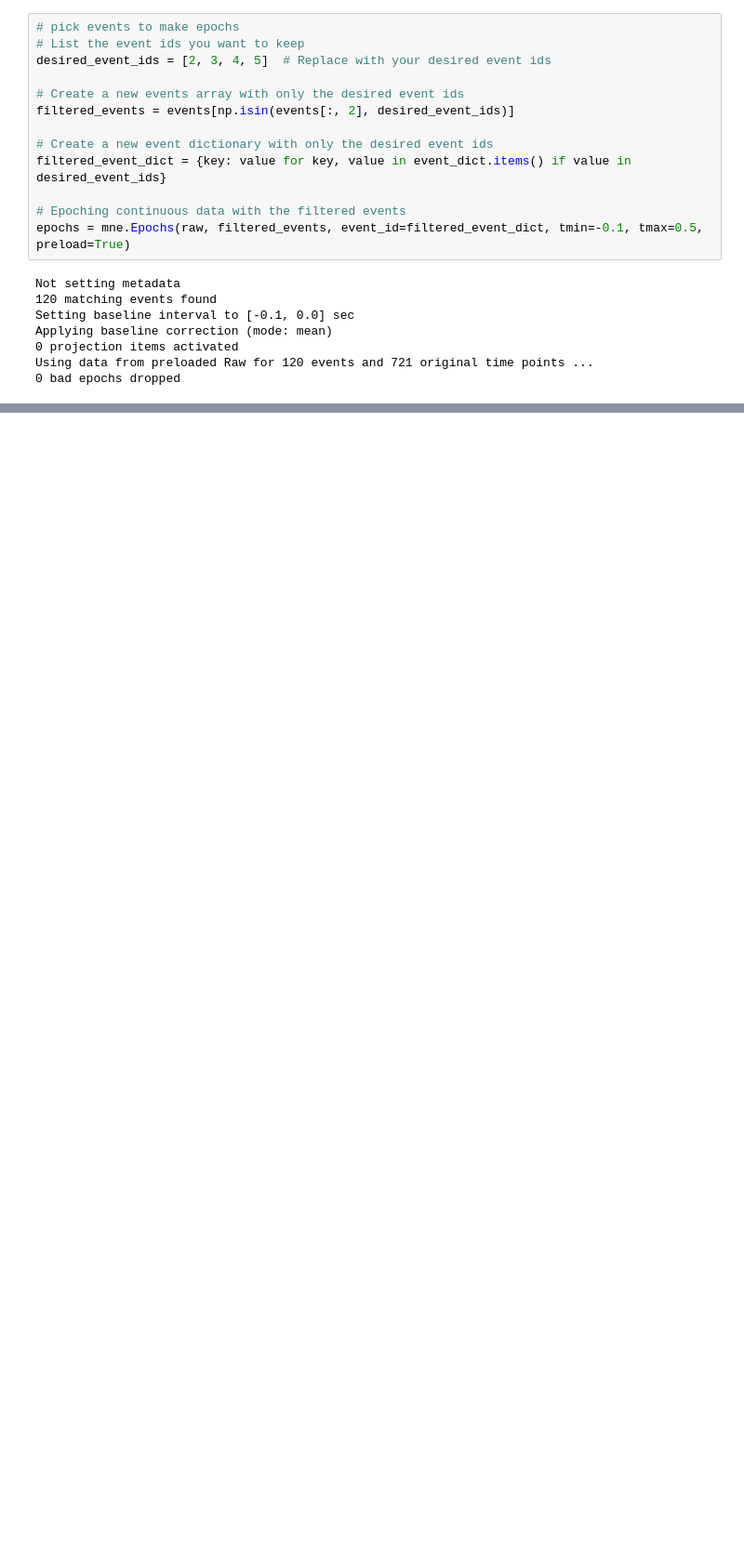
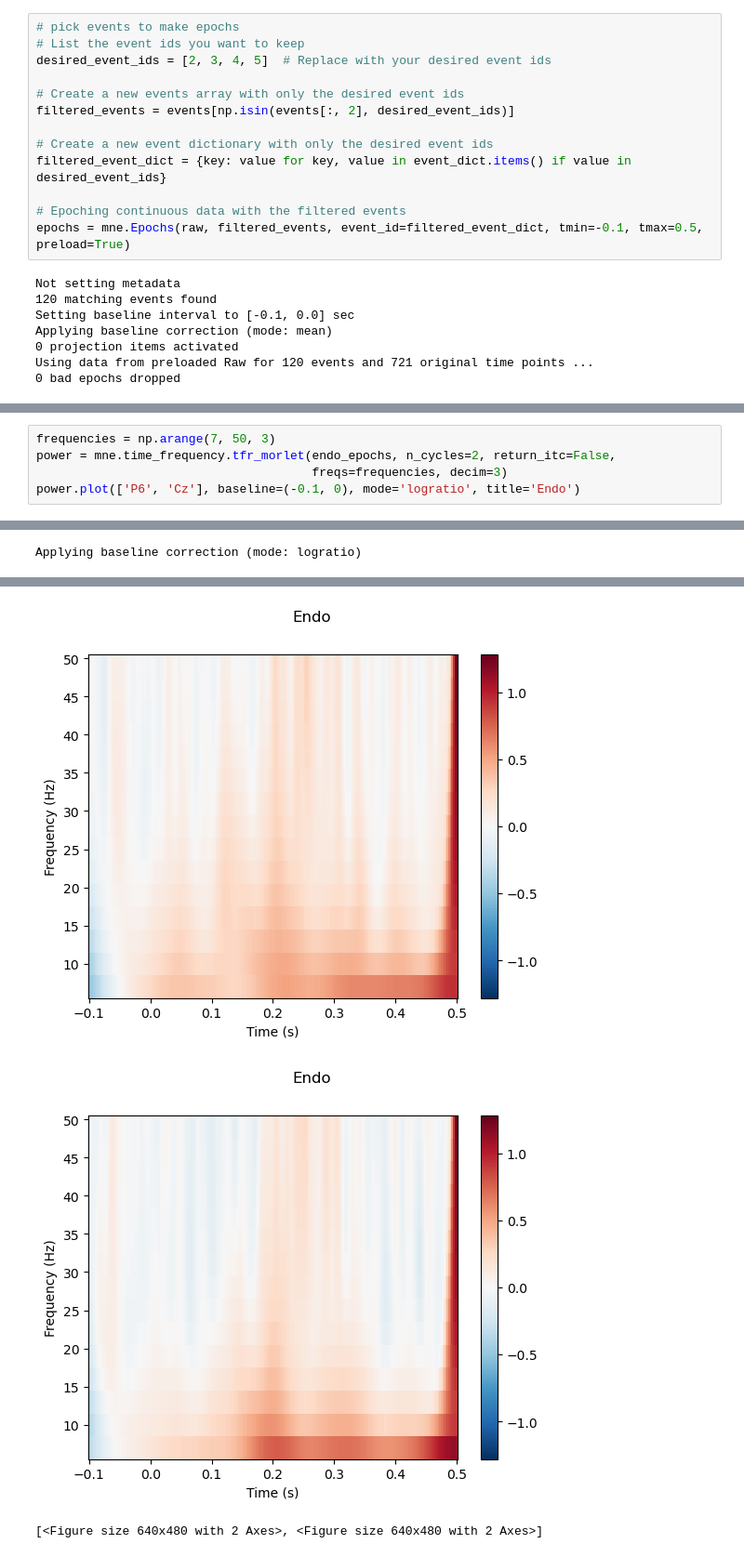
Before and after one commit to Shawnzty/tACS-Attention, a Jupyter notebook: processing/eeg_overview.ipynb, the cells around one changed output, grey strips where cells are left out. Shown: that part at 93% size. Drawn from its saved outputs; the diff is of its cells as text; blank space fills up the shorter version.

```diff
--- a/processing/eeg_overview.ipynb
+++ b/processing/eeg_overview.ipynb
@@ -275,0 +280,6 @@ No baseline correction applied
+# %%
+frequencies = np.arange(7, 50, 3)
+power = mne.time_frequency.tfr_morlet(endo_epochs, n_cycles=2, return_itc=False,
+                                      freqs=frequencies, decim=3)
+power.plot(['P6', 'Cz'], baseline=(-0.1, 0), mode='logratio', title='Endo')
+# %% [output]
@@ -275,0 +291 @@ No baseline correction applied
+Applying baseline correction (mode: logratio)
@@ -275,0 +293,3 @@ No baseline correction applied
+[figure, added]
+[figure, added]
+[<Figure size 640x480 with 2 Axes>, <Figure size 640x480 with 2 Axes>]
```
Also changed, not shown: parts of 4 cells of this notebook.
